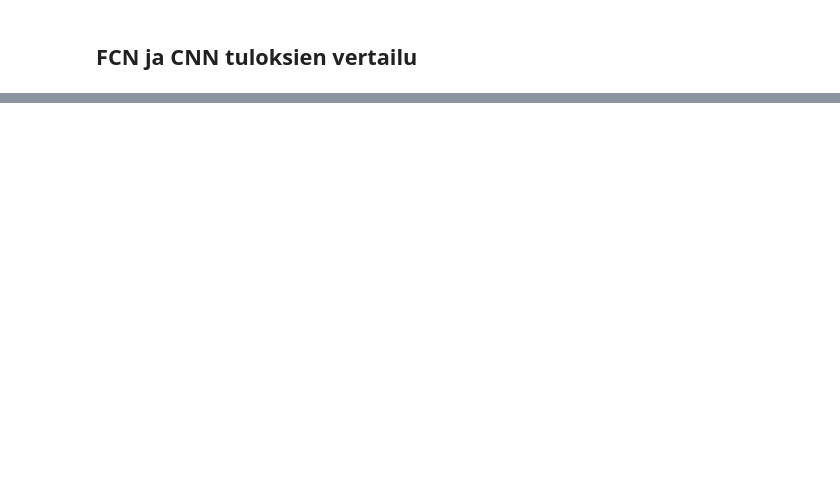
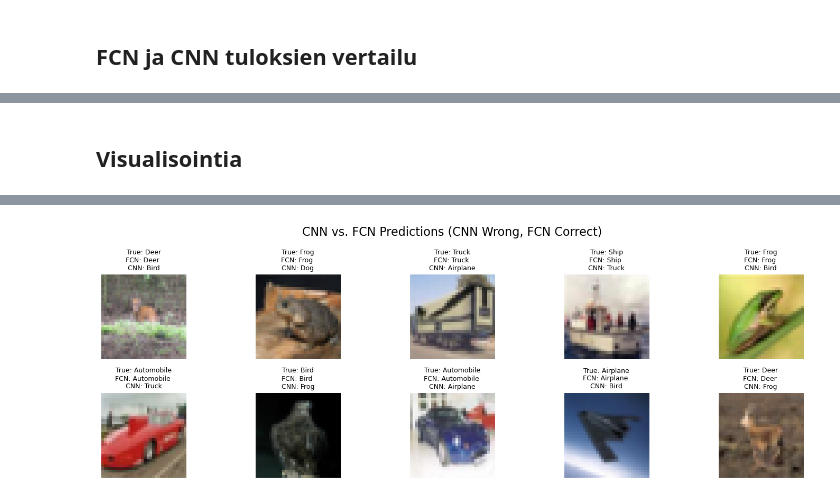
Before and after one commit to Islake/Neuroverkkoprojekti, a Jupyter notebook: CIFAR-10 luokitteluprojekti/CIFAR-10 luokittelu.ipynb, the cells around one changed output, grey strips where cells are left out. Saved outputs shown, nothing was run; the diff lists cells and outputs as text; code cells hidden in the pictures; blank space fills up the shorter version.

Commit message:
Visualisointi

```diff
--- a/CIFAR-10 luokitteluprojekti/CIFAR-10 luokittelu.ipynb
+++ b/CIFAR-10 luokitteluprojekti/CIFAR-10 luokittelu.ipynb
@@ -407,0 +378,23 @@ CNN Number of parameters: 42442
+# %% [markdown]
+## Visualisointia
+# %%
+fcn_preds = np.argmax(model_fcn.predict(x_test.reshape(10000, 32*32*3)), axis=1)
+cnn_preds = np.argmax(model_cnn.predict(x_test), axis=1)
+true_labels = np.argmax(y_test, axis=1)
+
+cnn_wrong_fcn_correct = np.where((cnn_preds != true_labels) & (fcn_preds == true_labels))[0]
+
+plt.figure(figsize=(15, 5))
+plt.suptitle("CNN vs. FCN Predictions (CNN Wrong, FCN Correct)", fontsize=16)
+for i, image_index in enumerate(cnn_wrong_fcn_correct[:10]):
+    plt.subplot(2, 5, i + 1)
+    plt.imshow(x_test[image_index])
+    true_label = names[true_labels[image_index]]
+    fcn_label = names[fcn_preds[image_index]]
+    cnn_label = names[cnn_preds[image_index]]
+    plt.title(f"True: {true_label}\nFCN: {fcn_label} \nCNN: {cnn_label}", fontsize=9)
+    plt.axis("off")
+
+plt.tight_layout()
+plt.show()
+# %% [output]
@@ -407,0 +403 @@ CNN Number of parameters: 42442
+[figure, added]
```
Also changed, not shown: parts of 17 cells of this notebook.
